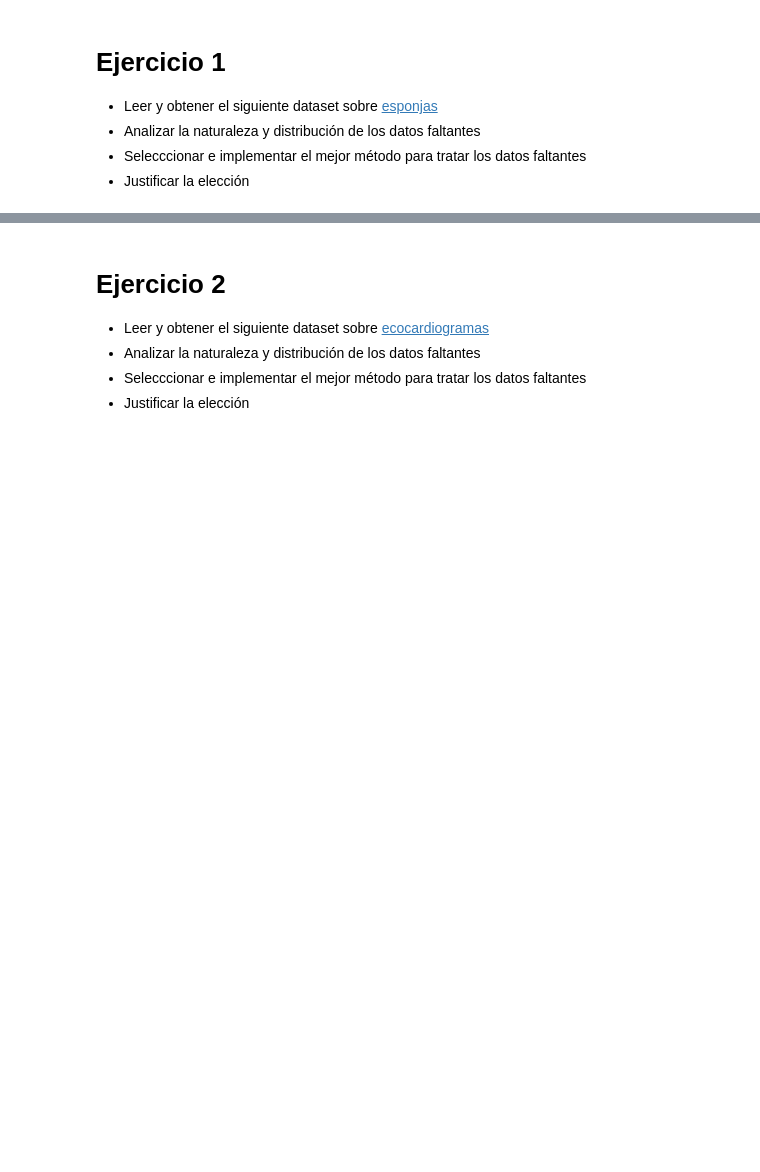
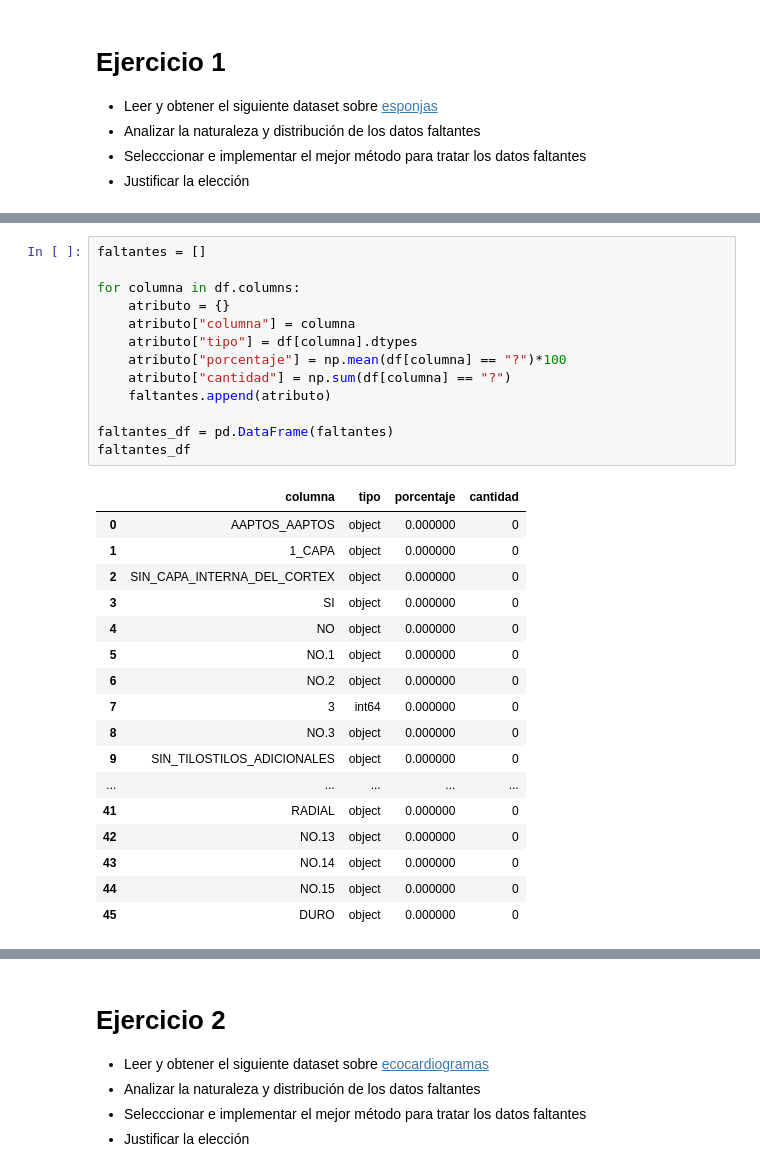
Before and after one commit to DelfinaQuinteros/BD-ll, a Jupyter notebook: 2- Valores faltantes/TP2.ipynb, the cells around one changed output, grey strips where cells are left out. Drawn from its saved outputs; the diff is of its cells as text; blank space fills up the shorter version.

```diff
--- a/2- Valores faltantes/TP2.ipynb
+++ b/2- Valores faltantes/TP2.ipynb
@@ -24,0 +58,31 @@ FileNotFoundError: [Errno 2] No such file or directory: 'data/sponge.data'
+# %%
+faltantes = []
+
+for columna in df.columns:
+    atributo = {}
+    atributo["columna"] = columna
+    atributo["tipo"] = df[columna].dtypes
+    atributo["porcentaje"] = np.mean(df[columna] == "?")*100
+    atributo["cantidad"] = np.sum(df[columna] == "?")
+    faltantes.append(atributo)
+
+faltantes_df = pd.DataFrame(faltantes)
+faltantes_df
+# %% [output]
+|  | columna | tipo | porcentaje | cantidad |
+| 0 | AAPTOS_AAPTOS | object | 0.000000 | 0 |
+| 1 | 1_CAPA | object | 0.000000 | 0 |
+| 2 | SIN_CAPA_INTERNA_DEL_CORTEX | object | 0.000000 | 0 |
+| 3 | SI | object | 0.000000 | 0 |
+| 4 | NO | object | 0.000000 | 0 |
+| 5 | NO.1 | object | 0.000000 | 0 |
+| 6 | NO.2 | object | 0.000000 | 0 |
+| 7 | 3 | int64 | 0.000000 | 0 |
+| 8 | NO.3 | object | 0.000000 | 0 |
+| 9 | SIN_TILOSTILOS_ADICIONALES | object | 0.000000 | 0 |
+| ... | ... | ... | ... | ... |
+| 41 | RADIAL | object | 0.000000 | 0 |
+| 42 | NO.13 | object | 0.000000 | 0 |
+| 43 | NO.14 | object | 0.000000 | 0 |
+| 44 | NO.15 | object | 0.000000 | 0 |
+| 45 | DURO | object | 0.000000 | 0 |
```
Also changed, not shown: parts of 7 cells of this notebook, 42 other files.
